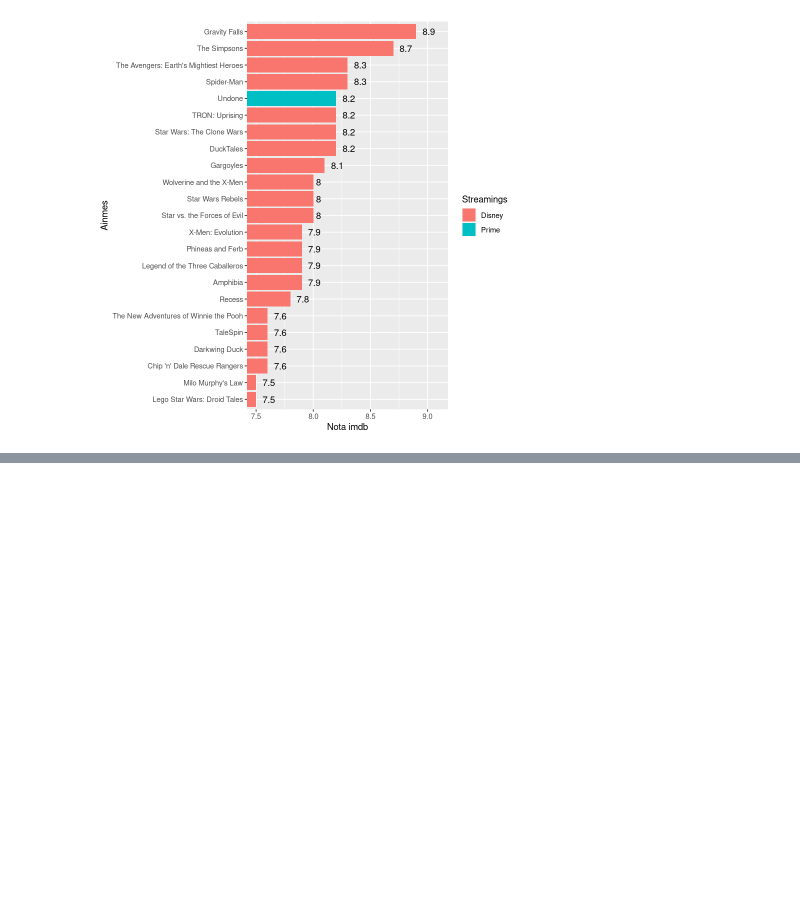
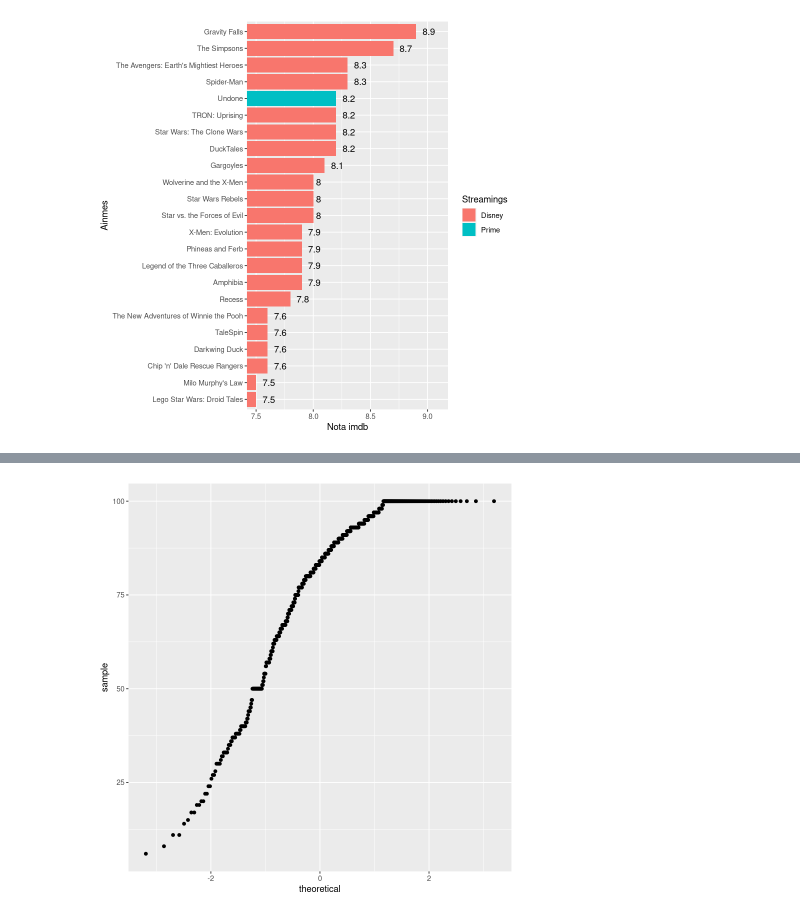
Before and after one commit to igorcj/AEDV, a Jupyter notebook: TV-Shows_Igor.ipynb, the cells around one changed output, grey strips where cells are left out. Drawn from its saved outputs; the diff is of its cells as text; code cells hidden in the pictures; blank space fills up the shorter version.

```diff
--- a/TV-Shows_Igor.ipynb
+++ b/TV-Shows_Igor.ipynb
@@ -508,0 +516,4 @@ cshows %>% filter(str_detect(Genre,'Anime'), IMDb>7.9) %>%
+# %%
+# qq plot
+cshows %>% ggplot(aes(sample=Rotten_Tomatoes))+stat_qq()
+# %% [output]
@@ -508,0 +522 @@ cshows %>% filter(str_detect(Genre,'Anime'), IMDb>7.9) %>%
+[figure, added]
```
Also changed, not shown: parts of 4 cells of this notebook.
